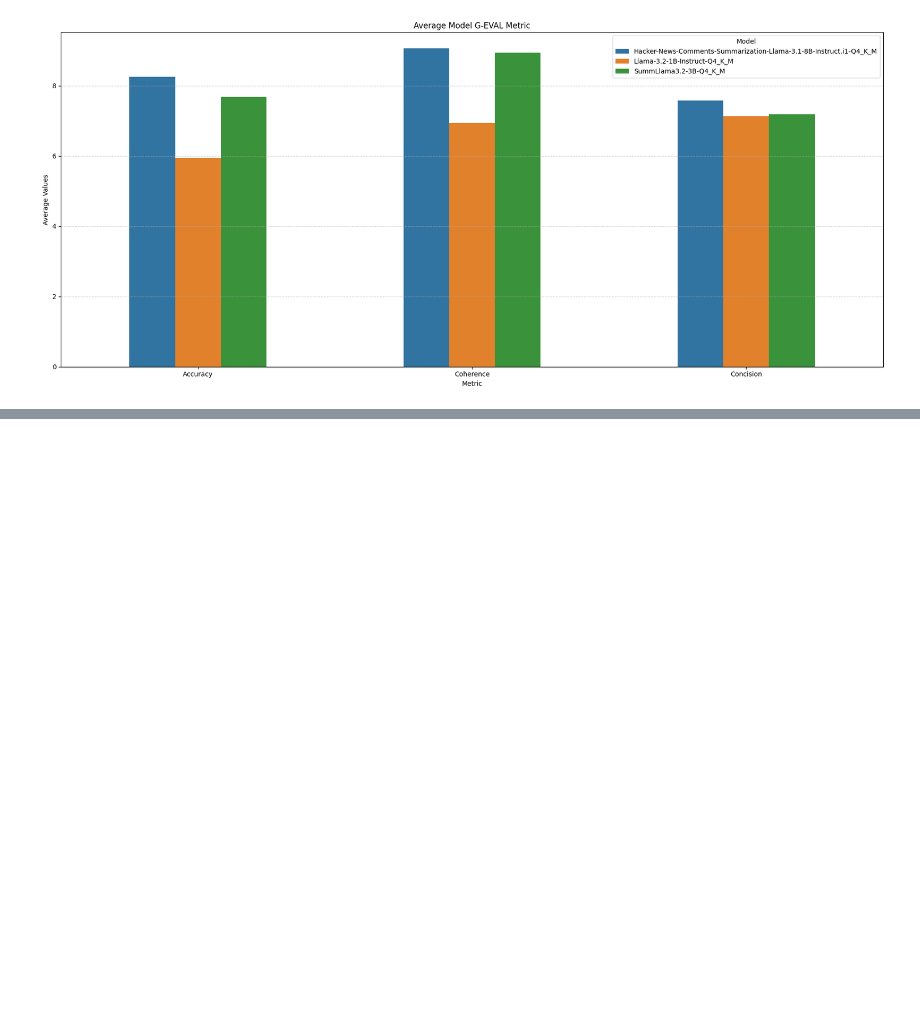
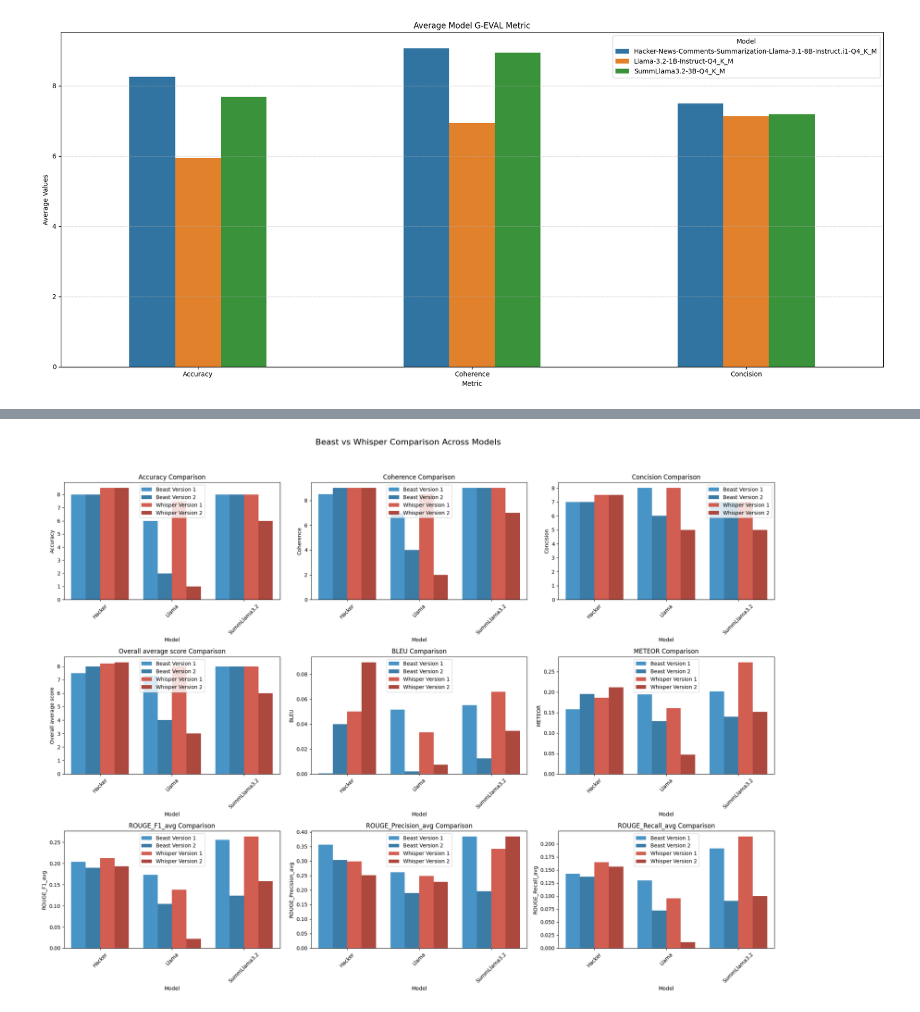
Before and after one commit to Botter01/Onlab_LLM_2025, a Jupyter notebook: diagrams.ipynb, the cells around one changed output, grey strips where cells are left out. Cells and saved outputs as stored; diff of their text form; code cells hidden in the pictures; blank space fills up the shorter version.

Commit message:
Összehasonlító diagram

```diff
--- a/diagrams.ipynb
+++ b/diagrams.ipynb
@@ -222,0 +226,96 @@ plot_average_g_eval_metric()
+# %%
+def plot_models_beast_vs_whisper_metrics():
+    # Modell prefixek a fájlnevekből
+    model_prefixes = [
+        'Hacker-News-Comments-Summarization-Llama-3.1-8B-Instruct.i1-Q4_K_M',
+        'Llama-3.2-1B-Instruct-Q4_K_M',
+        'SummLlama3.2-3B-Q4_K_M'
+    ]
+
+    # Összegyűjtjük az összes modell adatait
+    all_models_df = pd.DataFrame()
+
+    for prefix in model_prefixes:
+            # Beolvassuk a két CSV fájlt az adott modellhez
+            eval_file = f'./results/{prefix}.gguf_g_eval_metrics.csv'
+            auto_file = f'./results/{prefix}.gguf_metrics.csv'
+
+            if os.path.exists(eval_file) and os.path.exists(auto_file):
+                eval_metrics = pd.read_csv(eval_file)
+                auto_metrics = pd.read_csv(auto_file)
+
+                # Egyesítjük az adatokat
+                df_merged = pd.merge(eval_metrics, auto_metrics, on=['Model', 'Subject'])
+
+                # Csak a Beast és Whisper adatokat vesszük figyelembe
+                beast_whisper_df = df_merged[df_merged['Subject'].str.contains('beast|whisper')]
+
+                if not beast_whisper_df.empty:
+                    # Hozzáadjuk a modell azonosítót (a fájlnév alapján)
+                    beast_whisper_df['Model_Name'] = prefix
+
+                    # Összefűzzük a többi modell adataival
+                    all_models_df = pd.concat([all_models_df, beast_whisper_df])
+
+
+    # Típus és verzió oszlopok létrehozása
+    all_models_df['Type'] = all_models_df['Subject'].apply(
+        lambda x: 'Beast' if 'beast' in x else 'Whisper')
+    all_models_df['Version'] = all_models_df['Subject'].apply(
+        lambda x: 'Version 2' if '_2' in x else 'Version 1')
+
+    # ROUGE átlagok számítása
+    all_models_df['ROUGE_Precision_avg'] = all_models_df[['ROUGE-1 Precision', 'ROUGE-2 Precision', 'ROUGE-L Precision']].mean(axis=1)
+    all_models_df['ROUGE_Recall_avg'] = all_models_df[['ROUGE-1 Recall', 'ROUGE-2 Recall', 'ROUGE-L Recall']].mean(axis=1)
+    all_models_df['ROUGE_F1_avg'] = all_models_df[['ROUGE-1 F1', 'ROUGE-2 F1', 'ROUGE-L F1']].mean(axis=1)
+
+    # Kiválasztjuk az összes metrikát az összehasonlításhoz
+    metrics = ['Accuracy', 'Coherence', 'Concision', 'Overall average score',
+              'BLEU', 'METEOR', 'ROUGE_F1_avg', 'ROUGE_Precision_avg', 'ROUGE_Recall_avg']
+
+    # Ábra méretének beállítása metrikák számától függően
+    n_metrics = len(metrics)
+    n_cols = 3
+    n_rows = (n_metrics + n_cols - 1) // n_cols
+
+    # Ábra létrehozása
+    plt.figure(figsize=(20, 5 * n_rows))
+
+    # Minden metrikához egy subplot
+    for i, metric in enumerate(metrics, 1):
+        plt.subplot(n_rows, n_cols, i)
+
+        # Előkészítjük az adatokat a barplot-hoz
+        comparison_df = all_models_df.pivot_table(
+            index=['Model_Name', 'Type', 'Version'],
+            values=metric,
+            aggfunc=np.mean
+        ).reset_index()
+
+        # Modellnevek rövidítése
+        comparison_df['Short_Model'] = comparison_df['Model_Name'].apply(lambda x: x.split('-')[0])
+
+        # Kombinált típus és verzió
+        comparison_df['Type_Version'] = comparison_df['Type'] + ' ' + comparison_df['Version']
+
+        # Létrehozzuk a barplot-ot
+        sns.barplot(
+            data=comparison_df,
+            x='Short_Model',
+            y=metric,
+            hue='Type_Version',
+            palette=['#3498db', '#2980b9', '#e74c3c', '#c0392b']
+        )
+        plt.title(f'{metric} Comparison')
+        plt.xlabel('Model')
+        plt.ylabel(metric)
+        plt.legend(title='')
+        plt.xticks(rotation=45)
+
+    plt.suptitle('Beast vs Whisper Comparison Across Models', fontsize=16, y=1.0)
+    plt.tight_layout(rect=[0, 0, 1, 0.97])
+    plt.show()
+
+
+plot_models_beast_vs_whisper_metrics()
+# %% [output]
@@ -222,0 +337 @@ plot_average_g_eval_metric()
+[figure, added]
```
Also changed, not shown: parts of 4 cells of this notebook, 3 other files.
